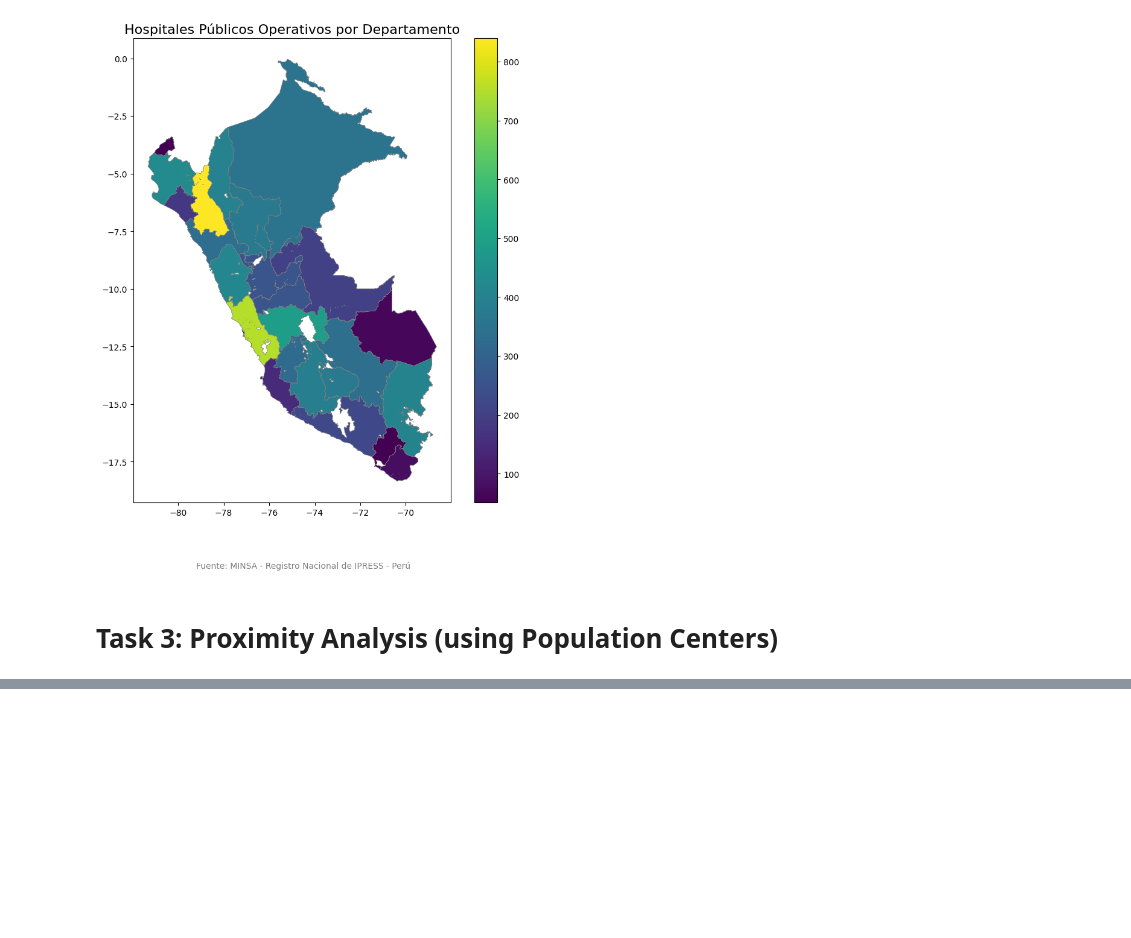
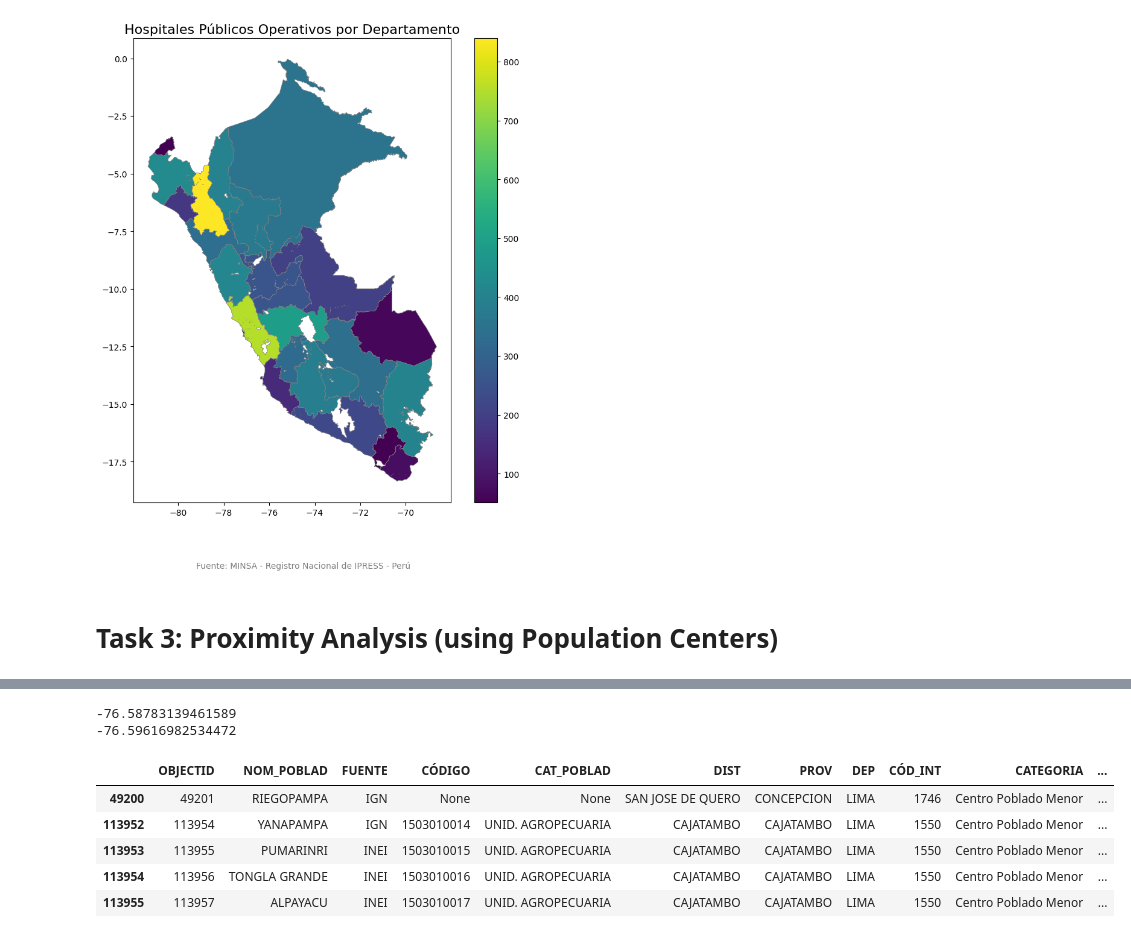
Before and after one commit to wiricardo/Hospitals-Access-Peru, a Jupyter notebook: code/static_maps.ipynb, the cells around one changed output, grey strips where cells are left out. Saved outputs shown, nothing was run; the diff lists cells and outputs as text; code cells hidden in the pictures; blank space fills up the shorter version.

```diff
--- a/code/static_maps.ipynb
+++ b/code/static_maps.ipynb
@@ -289,0 +320,20 @@ plt.show()
+# %%
+x,y = get_centroid('LIMA')
+print(x)
+print(y)
+# %% [output]
+-76.58783139461589
+-76.59616982534472
+# %%
+LIMA = pop_center[pop_center.DEP == 'LIMA']
+lat_pc = LIMA["LATITUD"].mean()
+long_pc = LIMA["LONGITUD"].mean()
+# %%
+LIMA.head()
+# %% [output]
+|  | OBJECTID | NOM_POBLAD | FUENTE | CÓDIGO | CAT_POBLAD | DIST | PROV | DEP | CÓD_INT | CATEGORIA | ... |
+| 49200 | 49201 | RIEGOPAMPA | IGN | None | None | SAN JOSE DE QUERO | CONCEPCION | LIMA | 1746 | Centro Poblado Menor | ... |
+| 113952 | 113954 | YANAPAMPA | IGN | 1503010014 | UNID. AGROPECUARIA | CAJATAMBO | CAJATAMBO | LIMA | 1550 | Centro Poblado Menor | ... |
+| 113953 | 113955 | PUMARINRI | INEI | 1503010015 | UNID. AGROPECUARIA | CAJATAMBO | CAJATAMBO | LIMA | 1550 | Centro Poblado Menor | ... |
+| 113954 | 113956 | TONGLA GRANDE | INEI | 1503010016 | UNID. AGROPECUARIA | CAJATAMBO | CAJATAMBO | LIMA | 1550 | Centro Poblado Menor | ... |
+| 113955 | 113957 | ALPAYACU | INEI | 1503010017 | UNID. AGROPECUARIA | CAJATAMBO | CAJATAMBO | LIMA | 1550 | Centro Poblado Menor | ... |
```
Also changed, not shown: parts of 9 cells of this notebook.
